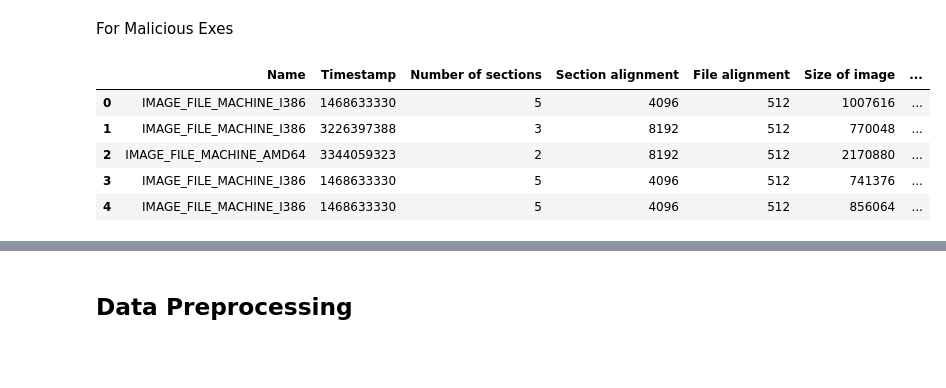
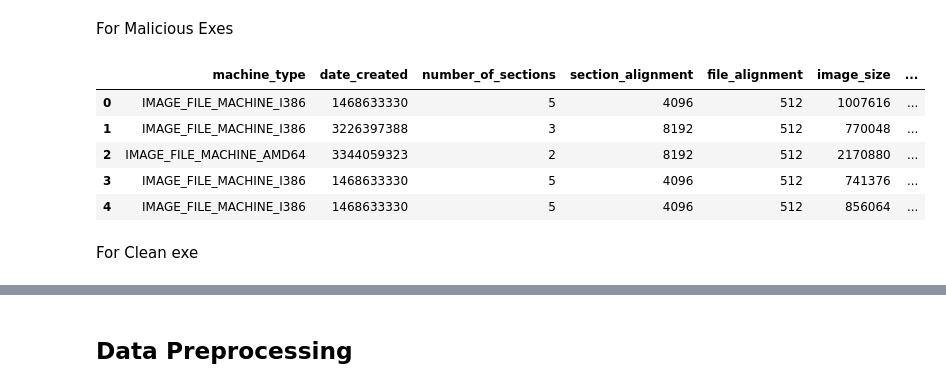
Before and after one commit to 0xSnowl/imphadel, a Jupyter notebook: walkthrough.ipynb, the cells around one changed output, grey strips where cells are left out. Cells and saved outputs as stored; diff of their text form; code cells hidden in the pictures; blank space fills up the shorter version.

```diff
--- a/walkthrough.ipynb
+++ b/walkthrough.ipynb
@@ -136,53 +139,49 @@ For Malicious Exes
 # %%
 import os
 import pefile
 import pandas as pd
 
 # Define the metadata fields to extract
-metadata = {"Name": [],
-            "Timestamp": [],
-            "Number of sections": [],
-            "Section alignment": [],
-            "File alignment": [],
-            "Size of image": [],
-            "Size of headers": [],
-            "Subsystem": [],
-            "DLL characteristics": [],
-            "Imported DLLs": [],
-            "Imported functions": [],
-            "Exported symbols": []}
+metadata = {"machine_type": [],
+            "date_created": [],
+            "number_of_sections": [],
+            "section_alignment": [],
+            "file_alignment": [],
+            "image_size": [],
+            "headers_size": [],
+            "subsystem_type": [],
+            "imported_dlls": [],
+            "imported_functions": []}
 
 # Iterate over the files in the directory
 for filename in os.listdir("./infected"):
     if filename.endswith(".exe"):
         filepath = os.path.join("./infected", filename)
 
         # Open the PE file
         pe = pefile.PE(filepath)
 
         # Extract the metadata fields
-        metadata["Name"].append(pefile.MACHINE_TYPE.get(pe.FILE_HEADER.Machine, "Unknown"))
-        metadata["Timestamp"].append(pe.FILE_HEADER.TimeDateStamp)
-        metadata["Number of sections"].append(pe.FILE_HEADER.NumberOfSections)
-        metadata["Section alignment"].append(pe.OPTIONAL_HEADER.SectionAlignment)
-        metadata["File alignment"].append(pe.OPTIONAL_HEADER.FileAlignment)
-        metadata["Size of image"].append(pe.OPTIONAL_HEADER.SizeOfImage)
-        metadata["Size of headers"].append(pe.OPTIONAL_HEADER.SizeOfHeaders)
-        metadata["Subsystem"].append(pefile.SUBSYSTEM_TYPE.get(pe.OPTIONAL_HEADER.Subsystem, "Unknown"))
-        metadata["DLL characteristics"].append(",".join([pefile.DLL_CHARACTERISTICS[x] for x in [pe.OPTIONAL_HEADER.DllCharacteristics] if x in pefile.DLL_CHARACTERISTICS]))
-        metadata["Imported DLLs"].append(",".join([entry.dll.decode() for entry in pe.DIRECTORY_ENTRY_IMPORT]) if hasattr(pe, 'DIRECTORY_ENTRY_IMPORT') else "")
-        metadata["Imported functions"].append(",".join([f.name.decode() for entry in pe.DIRECTORY_ENTRY_IMPORT for f in entry.imports if f.name is not None]) if hasattr(pe, 'DIRECTORY_ENTRY_IMPORT') else "")
-        metadata["Exported symbols"].append(",".join([exp.name.decode() for exp in pe.DIRECTORY_ENTRY_EXPORT.symbols if exp.name is not None]) if hasattr(pe, 'DIRECTORY_ENTRY_EXPORT') else "")
+        metadata["machine_type"].append(pefile.MACHINE_TYPE.get(pe.FILE_HEADER.Machine, "Unknown"))
+        metadata["date_created"].append(pe.FILE_HEADER.TimeDateStamp)
+        metadata["number_of_sections"].append(pe.FILE_HEADER.NumberOfSections)
+        metadata["section_alignment"].append(pe.OPTIONAL_HEADER.SectionAlignment)
+        metadata["file_alignment"].append(pe.OPTIONAL_HEADER.FileAlignment)
+        metadata["image_size"].append(pe.OPTIONAL_HEADER.SizeOfImage)
+        metadata["headers_size"].append(pe.OPTIONAL_HEADER.SizeOfHeaders)
+        metadata["subsystem_type"].append(pefile.SUBSYSTEM_TYPE.get(pe.OPTIONAL_HEADER.Subsystem, "Unknown"))
+        metadata["imported_dlls"].append(",".join([entry.dll.decode() for entry in pe.DIRECTORY_ENTRY_IMPORT]) if hasattr(pe, 'DIRECTORY_ENTRY_IMPORT') else "")
+        metadata["imported_functions"].append(",".join([f.name.decode() for entry in pe.DIRECTORY_ENTRY_IMPORT for f in entry.imports if f.name is not None]) if hasattr(pe, 'DIRECTORY_ENTRY_IMPORT') else "")
 
         # Close the PE file
         pe.close()
 
 # Create the DataFrame
 df_mal = pd.DataFrame(metadata)
 
 df_mal.head()
 # %% [output]
-|  | Name | Timestamp | Number of sections | Section alignment | File alignment | Size of image | ... |
+|  | machine_type | date_created | number_of_sections | section_alignment | file_alignment | image_size | ... |
 | 0 | IMAGE_FILE_MACHINE_I386 | 1468633330 | 5 | 4096 | 512 | 1007616 | ... |
 | 1 | IMAGE_FILE_MACHINE_I386 | 3226397388 | 3 | 8192 | 512 | 770048 | ... |
 | 2 | IMAGE_FILE_MACHINE_AMD64 | 3344059323 | 2 | 8192 | 512 | 2170880 | ... |
@@ -190,0 +192,2 @@ df_mal.head()
+# %% [markdown]
+For Clean exe
```
Also changed, not shown: parts of 35 cells of this notebook, 3 other files.
